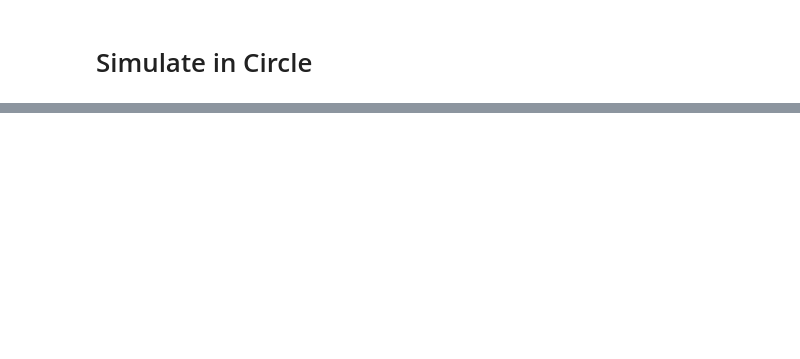
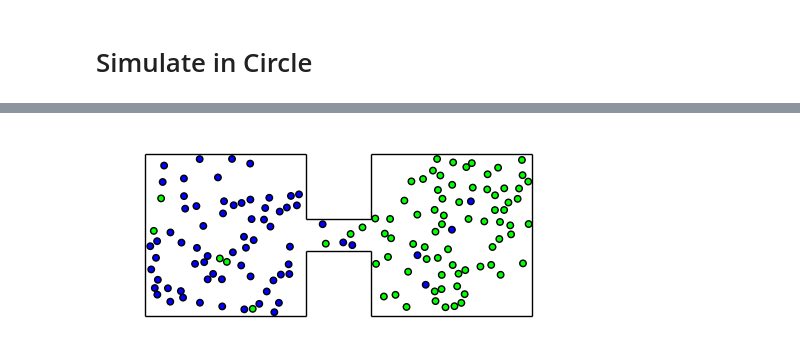
Before and after one commit to seba2390/ParticleSimulations, a Jupyter notebook: main.ipynb, the cells around one changed output, grey strips where cells are left out. Drawn from its saved outputs; the diff is of its cells as text; code cells hidden in the pictures; blank space fills up the shorter version.

```diff
--- a/main.ipynb
+++ b/main.ipynb
@@ -151,0 +167,72 @@ ani.save(filename="circle_particle_simulation.gif", writer='pillow')
+# %%
+# Simulation parameters
+n_steps = 5000
+dt = 0.0001
+
+for _ in range(n_steps):
+    double_rectangle_scene.simulate(1, dt)
+# %%
+# New parameter to control frame skipping
+skip_frames = 6  # Change this value to skip frames (e.g., 2 to skip every other frame). Makes animation speed up
+
+# Prepare the figure and axes for plotting
+fig, ax = plt.subplots(1, 1, figsize=(6, 3))
+factor = 0.1
+wall_width = 1
+total_width = left_width + pipe_width + right_width
+max_height = max(left_height, right_height)
+ax.set_xlim(0 - factor * total_width, total_width + factor * total_width)
+ax.set_ylim(0 - factor * max_height, max_height+ factor * max_height)
+
+# Draw the left container walls
+ax.hlines(y=left_height, xmin=0, xmax=left_width, ls='-', lw=wall_width, color='black')  # top
+ax.hlines(y=0, xmin=0, xmax=left_width, ls='-', lw=wall_width, color='black')  # bottom
+ax.vlines(x=0, ymin=0, ymax=left_height, ls='-', lw=wall_width, color='black')  # left
+ax.vlines(x=left_width, ymin=0, ymax=left_height/2-pipe_height/2, ls='-', lw=wall_width, color='black')  # right
+ax.vlines(x=left_width, ymin=left_height/2+pipe_height/2, ymax=left_height, ls='-', lw=wall_width, color='black')  # right
+
+# Draw the right container walls
+ax.hlines(y=right_height, xmin=left_width + pipe_width, xmax=total_width, ls='-', lw=wall_width, color='black')  # top
+ax.hlines(y=0, xmin=left_width + pipe_width, xmax=total_width, ls='-', lw=wall_width, color='black')  # bottom
+ax.vlines(x=total_width, ymin=0, ymax=right_height, ls='-', lw=wall_width, color='black')  # right
+ax.vlines(x=left_width+pipe_width, ymin=0, ymax=left_height/2-pipe_height/2, ls='-', lw=wall_width, color='black')  # right
+ax.vlines(x=left_width+pipe_width, ymin=left_height/2+pipe_height/2, ymax=left_height, ls='-', lw=wall_width, color='black')  # right
+
+# Draw the pip connecting the containers
+ax.hlines(y=left_height/2+pipe_height/2, xmin=left_width,xmax=left_width+pipe_width, ls='-', lw=wall_width, color='black')
+ax.hlines(y=left_height/2-pipe_height/2, xmin=left_width,xmax=left_width+pipe_width, ls='-', lw=wall_width, color='black')
+
+# Create Circle patches for the particles
+circles = []
+for particle in double_rectangle_scene.particles:
+    circle = plt.Circle(particle.position, particle.radius, facecolor=particle.color, edgecolor='black', fill=True)
+    ax.add_patch(circle)
+    circles.append(circle)
+
+ax.set_xticks([])
+ax.set_yticks([])
+ax.set_aspect('equal', 'box')
+plt.axis('off')
+
+# Update function for the animation
+def update(frame):
+    # Adjust frame based on skip_frames
+    frame = frame * skip_frames
+
+    # For each particle, get the position from its path_history at the adjusted frame
+    for i, particle in enumerate(double_rectangle_scene.particles):
+        if frame < len(particle.path_history):  # Ensure the frame doesn't exceed path_history length
+            circles[i].center = particle.path_history[frame]  # Update position from path_history
+
+    return circles
+
+# Adjust the number of frames based on the skip_frames parameter
+adjusted_n_steps = n_steps // skip_frames
+
+# Create the animation
+ani = FuncAnimation(fig, update, frames=adjusted_n_steps, interval=30, blit=True)
+
+# Save animation to file (optional)
+ani.save(filename="double_rectangle_particle_simulation.gif", writer='pillow')
+# %% [output]
+[figure, added]
```
Also changed, not shown: parts of 6 cells of this notebook, 4 other files.
